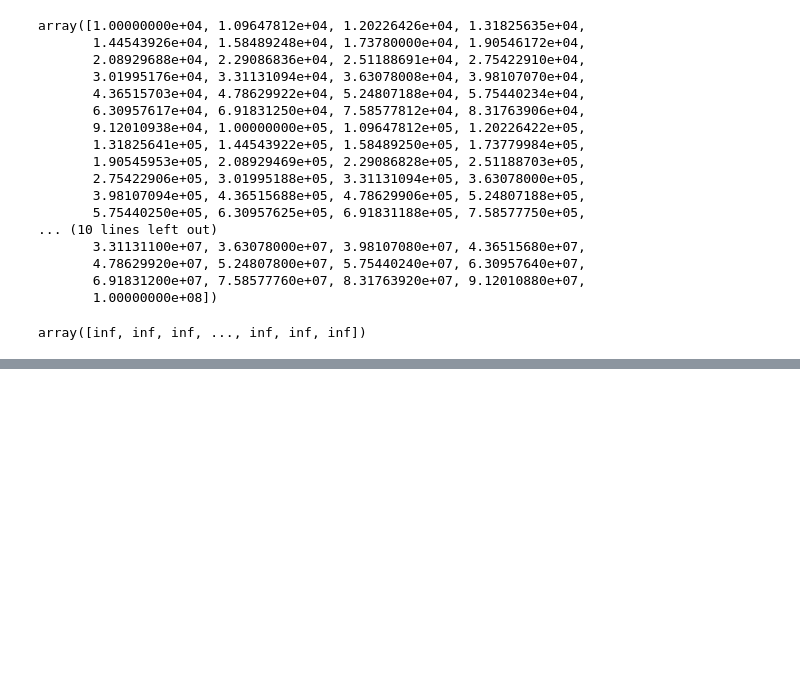
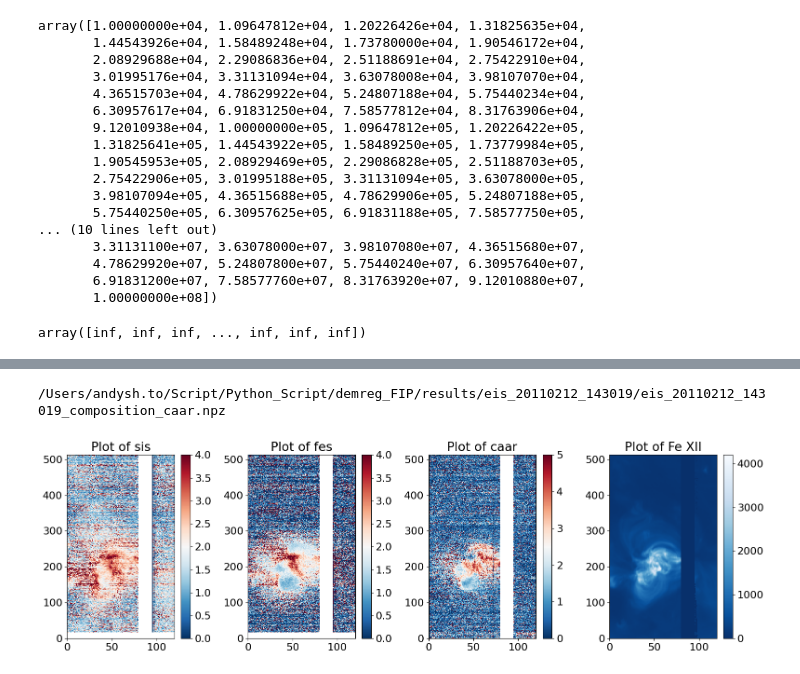
Before and after one commit to andyto1234/demreg_FIP, a Jupyter notebook: test.ipynb, the cells around one changed output, grey strips where cells are left out. Drawn from its saved outputs; the diff is of its cells as text; code cells hidden in the pictures; blank space fills up the shorter version.

```diff
--- a/test.ipynb
+++ b/test.ipynb
@@ -772,0 +795,43 @@ plt.show()
+# %%
+import glob
+# fips = sorted(glob.glob('/Users/andysh.to/Script/Python_Script/demreg_FIP/results/eis_20071017_024748/eis_20071017_024748_composition_sis.npz'))
+file_sis = glob.glob('/Users/andysh.to/Script/Python_Script/demreg_FIP/results/eis_20110212_143019/eis_20110212_143019_composition_sis.npz')[0]
+file_fes = glob.glob('/Users/andysh.to/Script/Python_Script/demreg_FIP/results/eis_20110212_143019/eis_20110212_143019_composition_FeS.npz')[0]
+file_caar = glob.glob('/Users/andysh.to/Script/Python_Script/demreg_FIP/results/eis_20110212_143019/eis_20110212_143019_composition_caar.npz')[0]
+inten = glob.glob('/Users/andysh.to/Script/Python_Script/demreg_FIP/results/eis_20110212_143019/images/intensity/fe_12_195.12/*.fits')[0]
+
+print(file)
+fip_sis = np.load(file_sis)
+fip_fes = np.load(file_fes)
+fip_caar = np.load(file_caar)
+
+# Create a figure with 1 row and 2 columns for subplots
+fig, (ax1, ax2, ax3, ax4) = plt.subplots(1, 4, figsize=(16, 5))
+
+# Plot the first dataset in the first subplot
+c1 = ax1.pcolormesh(fip_sis['composition'], vmin=0, vmax=4, cmap='RdBu_r')
+ax1.set_title('Plot of sis')
+fig.colorbar(c1, ax=ax1)
+
+# Plot the second dataset in the second subplot
+c2 = ax2.pcolormesh(fip_fes['composition'], vmin=0, vmax=4, cmap='RdBu_r')
+ax2.set_title('Plot of fes')
+fig.colorbar(c2, ax=ax2)
+
+# Plot the second dataset in the second subplot
+comp_mcmc = fip_caar['composition']
+# comp_mcmc[np.where(fip_caar['no_lines'] < fip_mcmc['chi2'])]=np.nan
+c3 = ax3.pcolormesh(comp_mcmc, vmin=0, vmax=5, cmap='RdBu_r')
+ax3.set_title('Plot of caar')
+fig.colorbar(c3, ax=ax3)
+
+c4 = ax4.pcolormesh(sunpy.map.Map(inten).data, cmap='Blues_r')
+ax4.set_title('Plot of Fe XII')
+fig.colorbar(c4, ax=ax4)
+
+# Display the plots
+plt.tight_layout()
+plt.show()
+# %% [output]
+/Users/andysh.to/Script/Python_Script/demreg_FIP/results/eis_20110212_143019/eis_20110212_143019_composition_caar.npz
+[figure, added]
```
Also changed, not shown: parts of 10 cells of this notebook, 4 other files.
